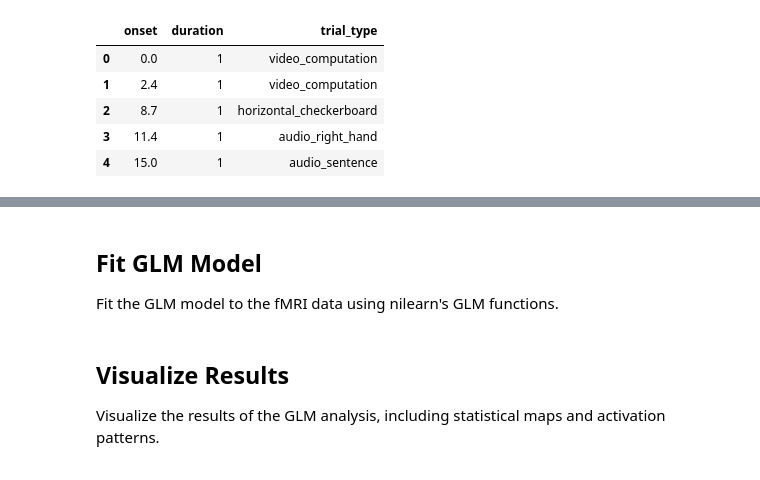
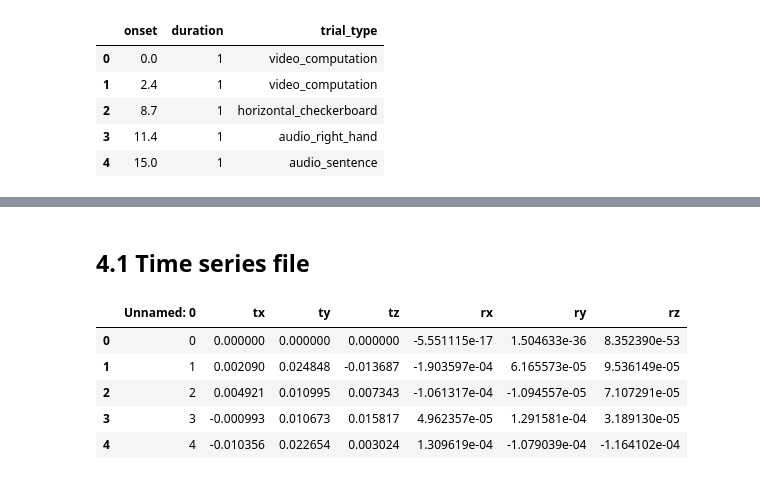
Before and after one commit to hannah1809/ibc_latent, a Jupyter notebook: First_GLM.ipynb, the cells around one changed output, grey strips where cells are left out. Drawn from its saved outputs; the diff is of its cells as text; code cells hidden in the pictures.

```diff
--- a/First_GLM.ipynb
+++ b/First_GLM.ipynb
@@ -293,3 +266,0 @@ design_matrix.head()
-# %% [markdown]
-## Fit GLM Model
-Fit the GLM model to the fMRI data using nilearn's GLM functions.
@@ -309,3 +266,0 @@ glm_model
-# %% [markdown]
-## Visualize Results
-Visualize the results of the GLM analysis, including statistical maps and activation patterns.
@@ -332,0 +267,23 @@ for condition, contrast_map in contrast_maps.items():
+# %% [markdown]
+## 4.1 Time series file
+# %%
+# Import time series file, depending on {Task}, {Subject}, {Session}, {Direction}
+
+# Define the path to the time series file
+time_series_file_path = os.path.join(base_dir, f'sub-{Subject}', f'ses-{Session}', 'func', f'sub-{Subject}_ses-{Session}_task-{Task}_dir-{Direction}_desc-confounds_timeseries.tsv')
+
+# Use glob to find the time series file
+time_series_file_path = glob.glob(time_series_file_path, recursive=True)[0]
+
+# Load the time series data using pandas
+time_series_data = pd.read_csv(time_series_file_path, sep='\t')
+
+# Display the first few rows of the time series data to verify it has been loaded correctly
+time_series_data.head()
+# %% [output]
+|  | Unnamed: 0 | tx | ty | tz | rx | ry | rz |
+| 0 | 0 | 0.000000 | 0.000000 | 0.000000 | -5.551115e-17 | 1.504633e-36 | 8.352390e-53 |
+| 1 | 1 | 0.002090 | 0.024848 | -0.013687 | -1.903597e-04 | 6.165573e-05 | 9.536149e-05 |
+| 2 | 2 | 0.004921 | 0.010995 | 0.007343 | -1.061317e-04 | -1.094557e-05 | 7.107291e-05 |
+| 3 | 3 | -0.000993 | 0.010673 | 0.015817 | 4.962357e-05 | 1.291581e-04 | 3.189130e-05 |
+| 4 | 4 | -0.010356 | 0.022654 | 0.003024 | 1.309619e-04 | -1.079039e-04 | -1.164102e-04 |
```
Also changed, not shown: parts of 26 cells of this notebook.
